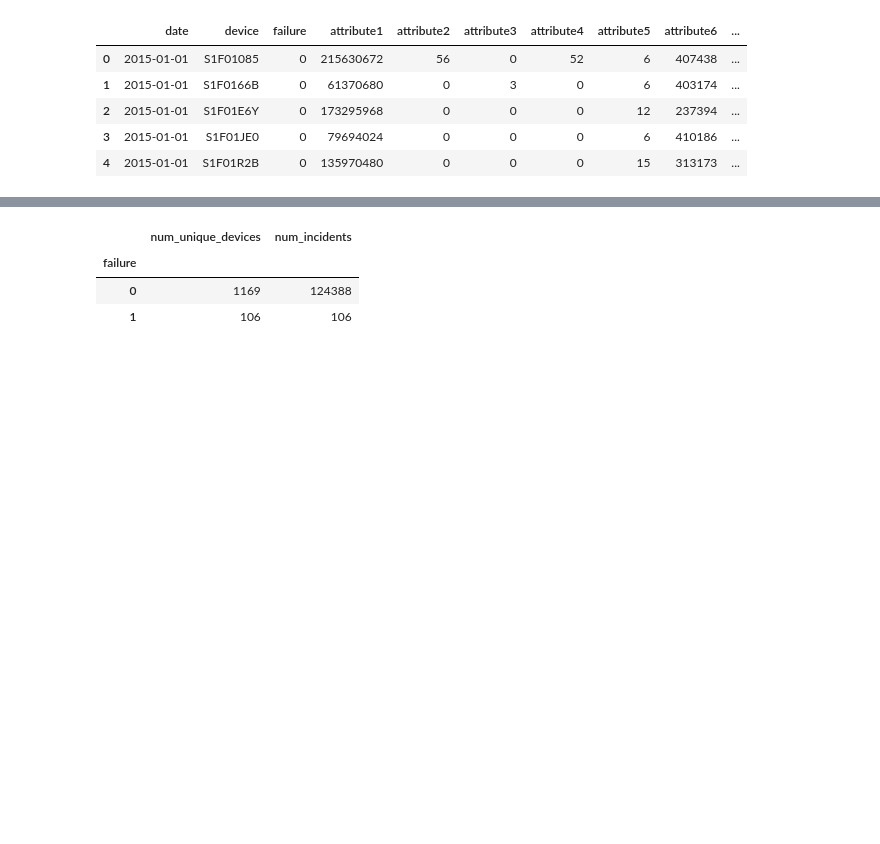
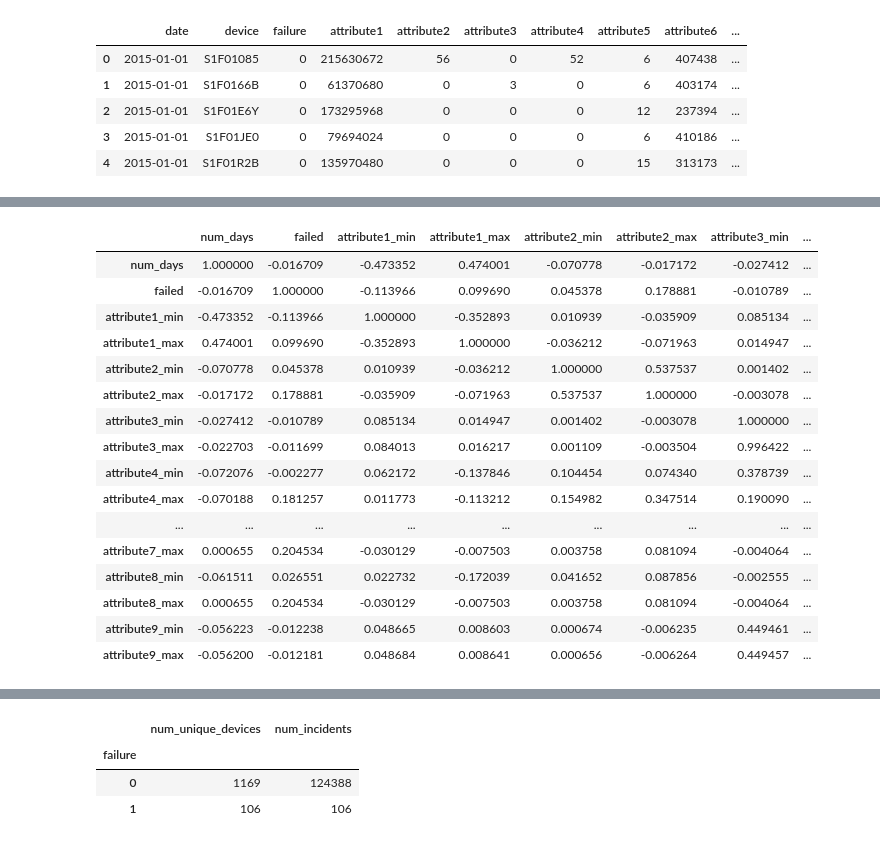
Before and after one commit to rafands/Meli_Tech_Challenge, a Jupyter notebook: prevision_de_falla.ipynb, the cells around one changed output, grey strips where cells are left out. Cells and saved outputs as stored; diff of their text form; code cells hidden in the pictures; blank space fills up the shorter version.

```diff
--- a/prevision_de_falla.ipynb
+++ b/prevision_de_falla.ipynb
@@ -18,0 +53,28 @@ df.head()
+# %%
+def correlation_matrix(df):
+    try:
+        correlation_matrix = df.corr()
+        return correlation_matrix
+    except KeyError:
+        print(f"DataFrame not found.")
+        return None
+
+correlation_matrix(df_devices.drop(['device', 'date_min', 'date_max'], axis=1))
+# %% [output]
+|  | num_days | failed | attribute1_min | attribute1_max | attribute2_min | attribute2_max | attribute3_min | ... |
+| num_days | 1.000000 | -0.016709 | -0.473352 | 0.474001 | -0.070778 | -0.017172 | -0.027412 | ... |
+| failed | -0.016709 | 1.000000 | -0.113966 | 0.099690 | 0.045378 | 0.178881 | -0.010789 | ... |
+| attribute1_min | -0.473352 | -0.113966 | 1.000000 | -0.352893 | 0.010939 | -0.035909 | 0.085134 | ... |
+| attribute1_max | 0.474001 | 0.099690 | -0.352893 | 1.000000 | -0.036212 | -0.071963 | 0.014947 | ... |
+| attribute2_min | -0.070778 | 0.045378 | 0.010939 | -0.036212 | 1.000000 | 0.537537 | 0.001402 | ... |
+| attribute2_max | -0.017172 | 0.178881 | -0.035909 | -0.071963 | 0.537537 | 1.000000 | -0.003078 | ... |
+| attribute3_min | -0.027412 | -0.010789 | 0.085134 | 0.014947 | 0.001402 | -0.003078 | 1.000000 | ... |
+| attribute3_max | -0.022703 | -0.011699 | 0.084013 | 0.016217 | 0.001109 | -0.003504 | 0.996422 | ... |
+| attribute4_min | -0.072076 | -0.002277 | 0.062172 | -0.137846 | 0.104454 | 0.074340 | 0.378739 | ... |
+| attribute4_max | -0.070188 | 0.181257 | 0.011773 | -0.113212 | 0.154982 | 0.347514 | 0.190090 | ... |
+| ... | ... | ... | ... | ... | ... | ... | ... | ... |
+| attribute7_max | 0.000655 | 0.204534 | -0.030129 | -0.007503 | 0.003758 | 0.081094 | -0.004064 | ... |
+| attribute8_min | -0.061511 | 0.026551 | 0.022732 | -0.172039 | 0.041652 | 0.087856 | -0.002555 | ... |
+| attribute8_max | 0.000655 | 0.204534 | -0.030129 | -0.007503 | 0.003758 | 0.081094 | -0.004064 | ... |
+| attribute9_min | -0.056223 | -0.012238 | 0.048665 | 0.008603 | 0.000674 | -0.006235 | 0.449461 | ... |
+| attribute9_max | -0.056200 | -0.012181 | 0.048684 | 0.008641 | 0.000656 | -0.006264 | 0.449457 | ... |
```
Also changed, not shown: parts of 6 cells of this notebook.
